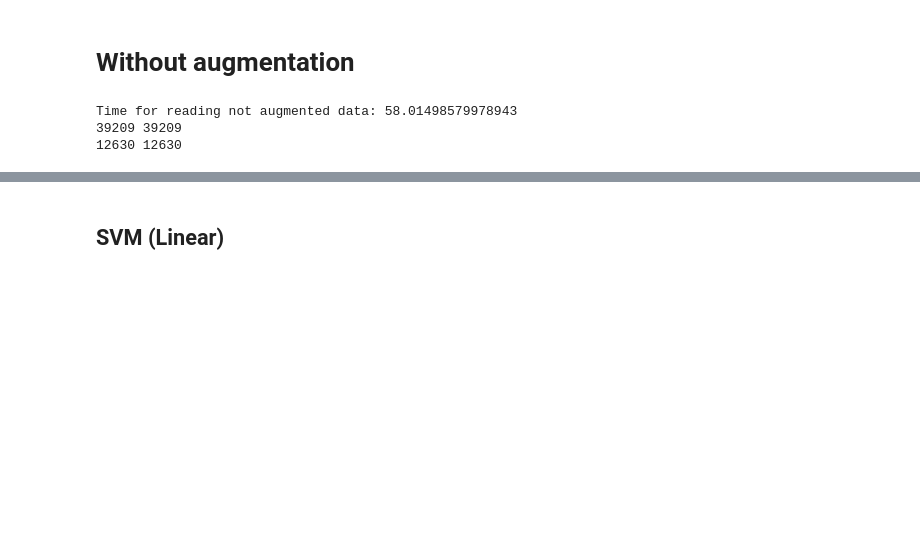
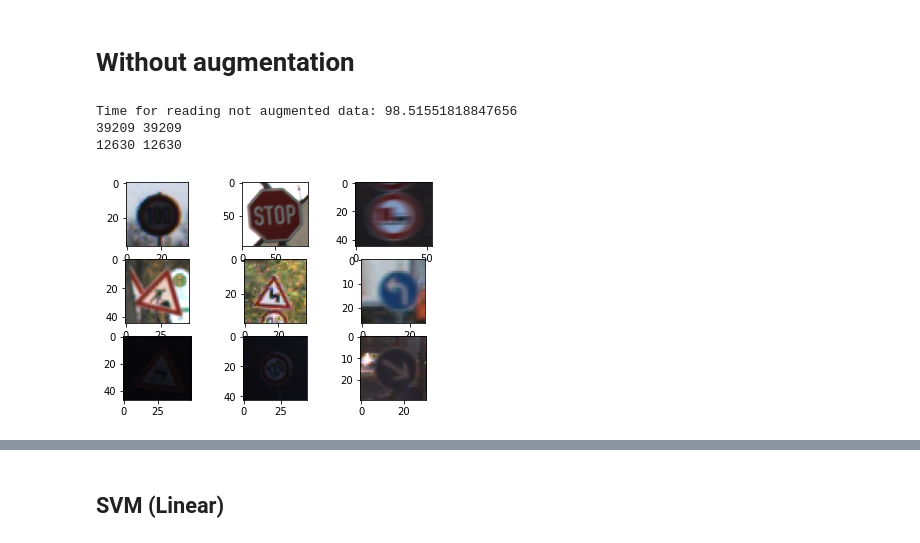
Before and after one commit to Anish7575/UIC, a Jupyter notebook: Sem_1/Introduction_to_ML/ML_Project/ML_SVM.ipynb, the cells around one changed output, grey strips where cells are left out. Saved outputs shown, nothing was run; the diff lists cells and outputs as text; code cells hidden in the pictures; blank space fills up the shorter version.

```diff
--- a/Sem_1/Introduction_to_ML/ML_Project/ML_SVM.ipynb
+++ b/Sem_1/Introduction_to_ML/ML_Project/ML_SVM.ipynb
@@ -15,6 +15,14 @@ import torchvision.transforms as transforms
 # Without augmentation
 # %%
 def read_image_data(file_path, root_path, data_type):
+	transform_aug = transforms.Compose([
+		transforms.Resize(32),
+		transforms.RandomCrop(32),
+		transforms.RandomAutocontrast(p=0.4),
+        transforms.RandomHorizontalFlip(p=1.0),
+		transforms.Grayscale(),
+		transforms.ToTensor()
+	])
 	transform = transforms.Compose([
 		transforms.Resize(32),
 		transforms.RandomCrop(32),
@@ -23,27 +31,38 @@ def read_image_data(file_path, root_path, data_type):
 	image_data = []
 	image_labels = []
 	csv_content = pd.read_csv(file_path, usecols=['ClassId', 'Path']).values
+	def_imgs = []
+	trans_imgs = []
 	for i in range(len(csv_content)):
 		img = Image.open(root_path + csv_content[i][1])
 		label = csv_content[i][0]
+		def_imgs.append(img)
+		trans_imgs.append(transform_aug(img))
 		img_array = transform(img).numpy().flatten()
 		image_data.append(img_array)
 		image_labels.append(label)
 
-	return image_data, image_labels
+	return image_data, image_labels, def_imgs, trans_imgs
 # %%
 root_path = '../../../../ML_Project_Data/'
 train_path = root_path + 'Train.csv'
 test_path = root_path + 'Test.csv'
 
 start_time = time.time()
-train_data, train_labels = read_image_data(train_path, root_path, 'Train')
+train_data, train_labels, def_imgs, trans_imgs = read_image_data(train_path, root_path, 'Train')
 train_data, train_labels = shuffle(train_data, train_labels, random_state=0)
-test_data, test_labels = read_image_data(test_path, root_path, 'Test')
+test_data, test_labels, def_imgs, trans_imgs = read_image_data(test_path, root_path, 'Test')
 print('Time for reading not augmented data: {}'.format(time.time() - start_time))
 print(len(train_data), len(train_labels))
 print(len(test_data), len(test_labels))
 # %% [output]
-Time for reading not augmented data: 58.01498579978943
+Time for reading not augmented data: 98.51551818847656
 39209 39209
 12630 12630
+# %%
+f, axarr = plt.subplots(3, 3)
+for i in range(3):
+    for j in range(3):
+        axarr[i, j].imshow(def_imgs[3*i + j + np.random.randint(100)])
+# %% [output]
+[figure, added]
```
Also changed, not shown: parts of 14 cells of this notebook, 16 other files.
